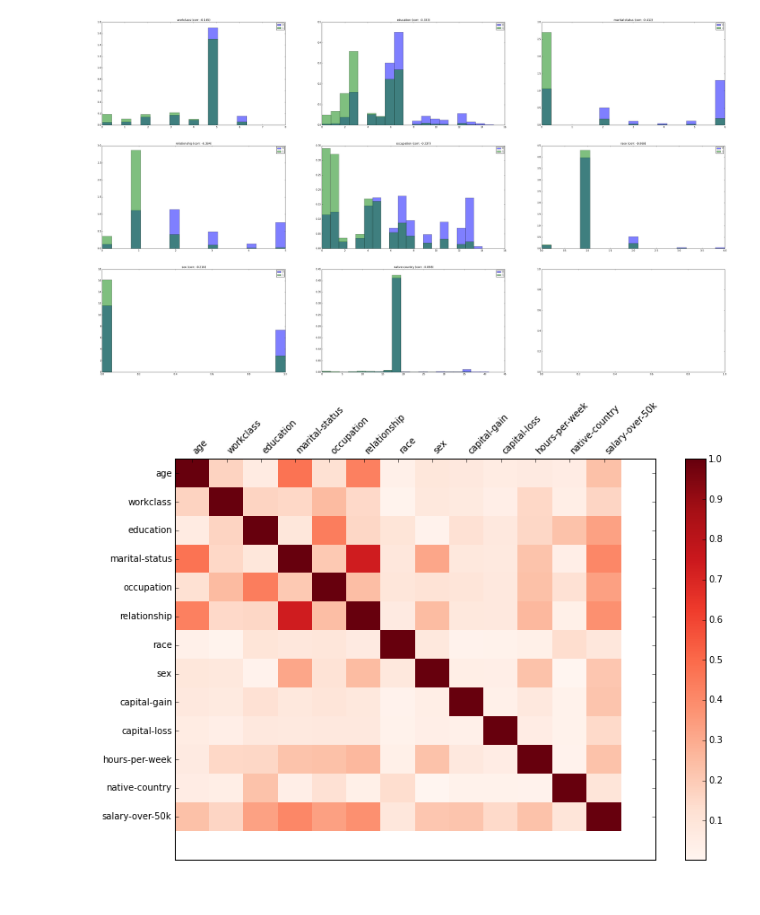
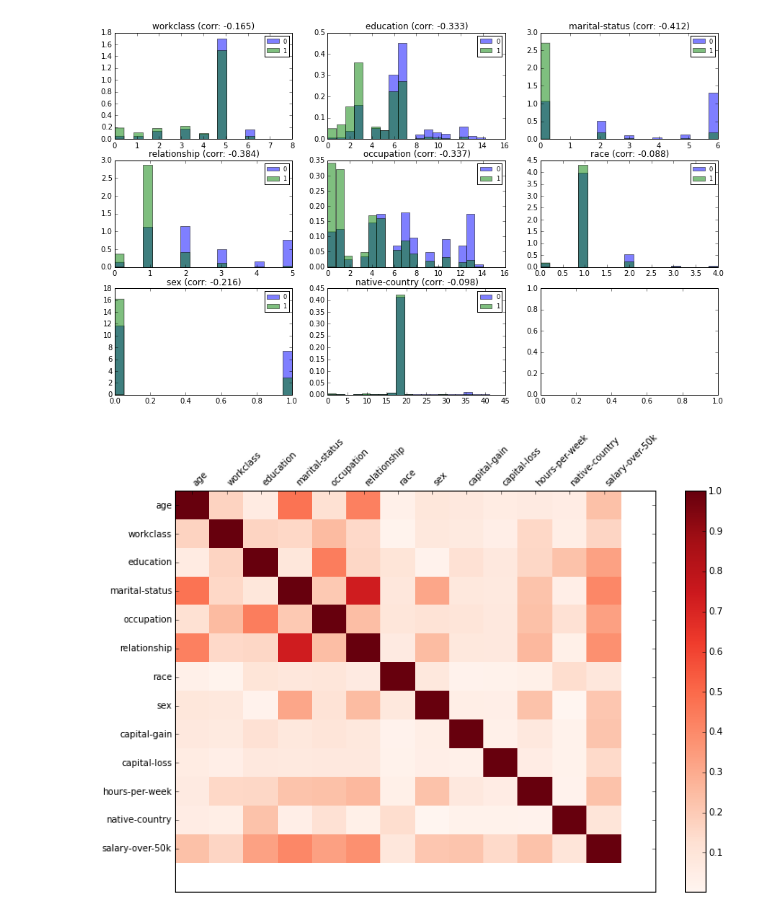
Before and after one commit to marcus-ehrndal/BA-konkurranse, a Jupyter notebook: ba-marcus.ipynb, the cells around one changed output. Cells and saved outputs as stored; diff of their text form; code cells hidden in the pictures.

```diff
--- a/ba-marcus.ipynb
+++ b/ba-marcus.ipynb
@@ -47,9 +47,9 @@ for d in orders:
     df[d] = df[d].map(orders[d]).map(int)
 # %%
 # Check new distribution og class frequencies on categorical variables
-tools.plot_class_frequency_distribution(df, categorical_cols, class_col, figcols=3)
+tools.plot_class_frequency_distribution(df, categorical_cols, class_col, figcols=3, size=(5,3))
 # %% [output]
-[figure, old version]
+[figure, new version]
 # %%
 tools.plot_correlation_heatmap(df)
 # %% [output]
```
